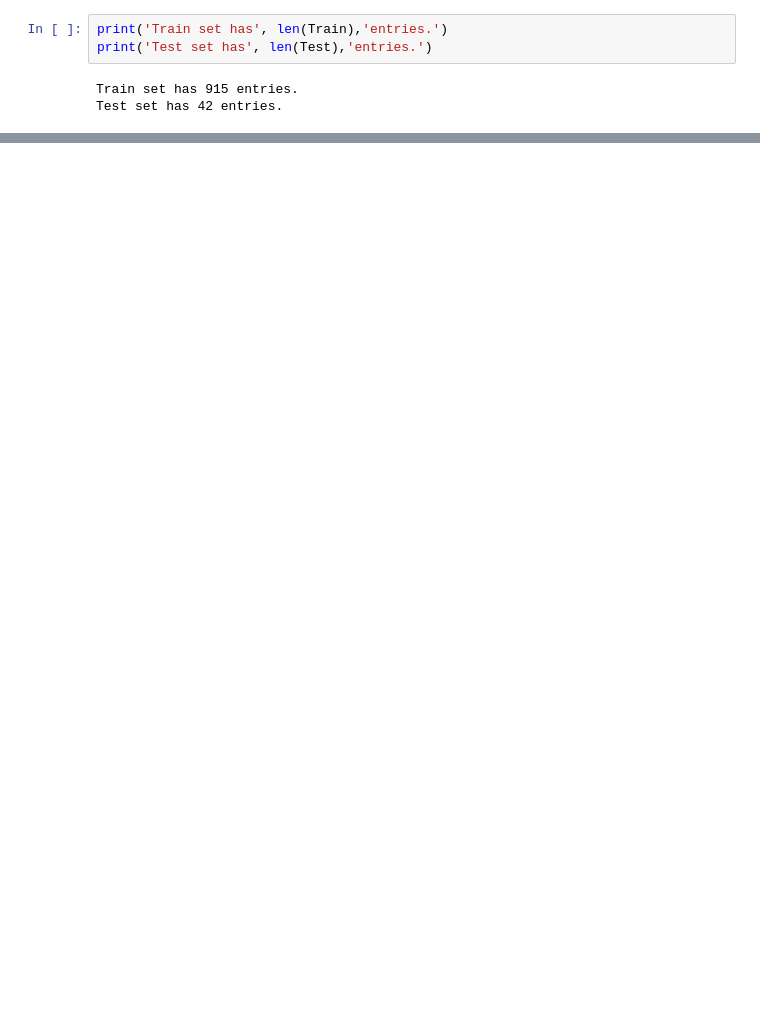
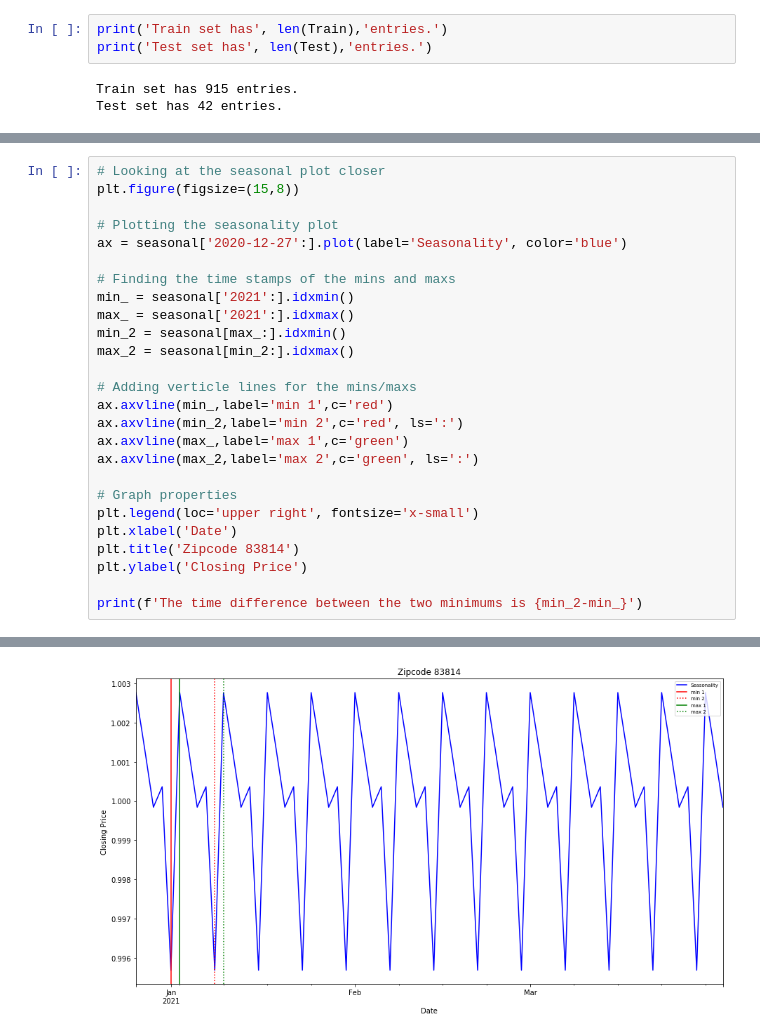
Before and after one commit to stevenkyle2013/Capstone, a Jupyter notebook: Main.ipynb, the cells around one changed output, grey strips where cells are left out. Cells and saved outputs as stored; diff of their text form; blank space fills up the shorter version.

```diff
--- a/Main.ipynb
+++ b/Main.ipynb
@@ -504,0 +735,27 @@ plt.tight_layout()
+# %%
+# Looking at the seasonal plot closer
+plt.figure(figsize=(15,8))
+
+# Plotting the seasonality plot
+ax = seasonal['2020-12-27':].plot(label='Seasonality', color='blue')
+
+# Finding the time stamps of the mins and maxs
+min_ = seasonal['2021':].idxmin()
+max_ = seasonal['2021':].idxmax()
+min_2 = seasonal[max_:].idxmin()
+max_2 = seasonal[min_2:].idxmax()
+
+# Adding verticle lines for the mins/maxs
+ax.axvline(min_,label='min 1',c='red')
+ax.axvline(min_2,label='min 2',c='red', ls=':')
+ax.axvline(max_,label='max 1',c='green')
+ax.axvline(max_2,label='max 2',c='green', ls=':')
+
+# Graph properties
+plt.legend(loc='upper right', fontsize='x-small')
+plt.xlabel('Date')
+plt.title('Zipcode 83814')
+plt.ylabel('Closing Price')
+
+print(f'The time difference between the two minimums is {min_2-min_}')
+# %% [output]
@@ -504,0 +763 @@ plt.tight_layout()
+[figure, added]
```
Also changed, not shown: parts of 46 cells of this notebook.
